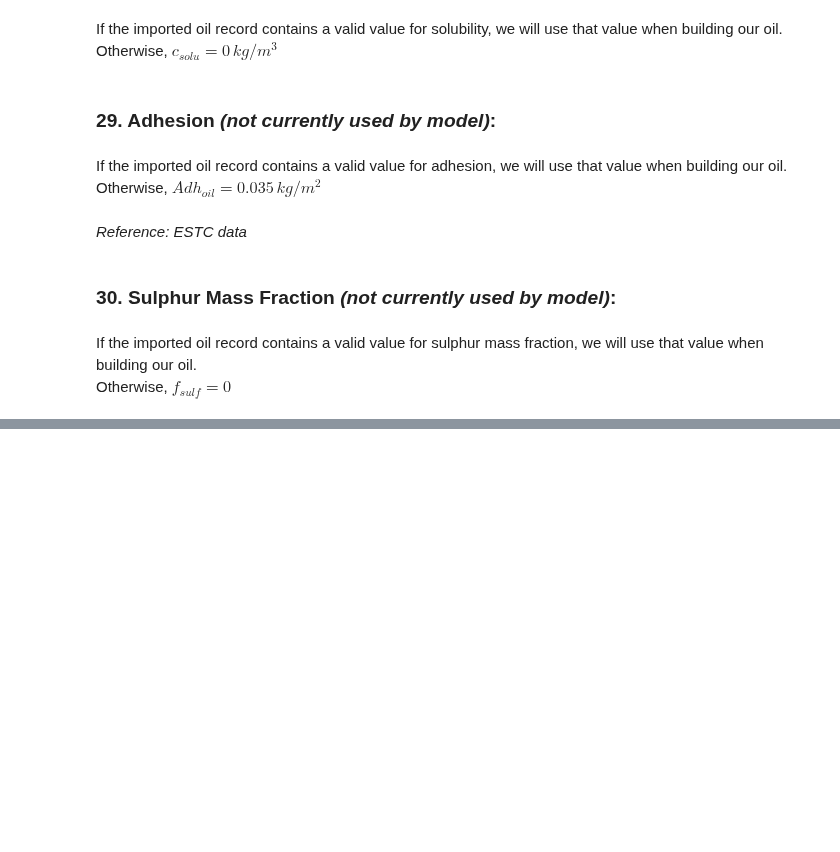
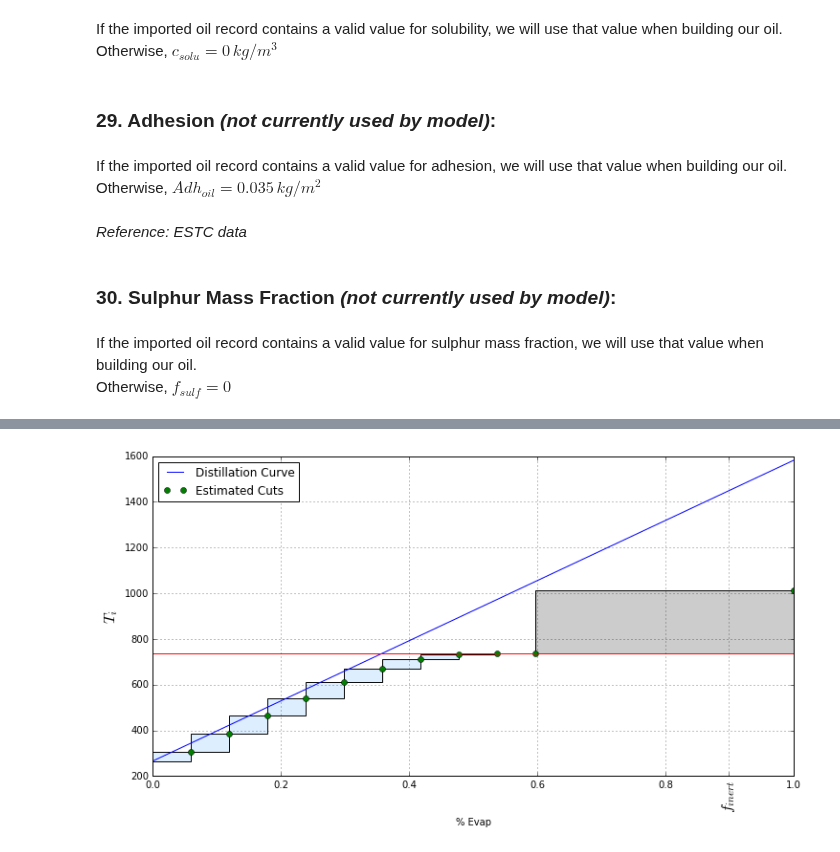
Before and after one commit to NOAA-ORR-ERD/OilLibrary, a Jupyter notebook: documentation/notebooks/Oil_Properties_Estimation.ipynb, the cells around one changed output, grey strips where cells are left out. Drawn from its saved outputs; the diff is of its cells as text; code cells hidden in the pictures; blank space fills up the shorter version.

```diff
--- a/documentation/notebooks/Oil_Properties_Estimation.ipynb
+++ b/documentation/notebooks/Oil_Properties_Estimation.ipynb
@@ -1888,0 +2033,79 @@ Otherwise, $f_{sulf} = 0$
+# %%
+plt.figure(1, figsize=(12,6))
+ax = plt.subplot(111)
+
+obj = boscan
+
+plt.xlabel('% Evap')
+plt.ylabel(r'$T_i$', fontsize=16)
+plt.grid()
+
+# plot our distillation curve
+boiling_points = [c.vapor_temp_k for c in oil_culled_cuts(obj)]
+cum_fractions = [c.fraction for c in oil_culled_cuts(obj)]
+print boiling_points, cum_fractions
+
+if len(boiling_points) == 0:
+    if obj.api is not None:
+        oil_api = obj.api
+    else:
+        oil_rho = oil_density_at_temp(obj, 288.15)
+        oil_api = estimate_api_from_density(oil_rho)
+
+    f_res, f_asph = oil_inert_fractions(obj)
+    boiling_points = estimate_cut_temps_from_api(oil_api)
+    cum_fractions = np.cumsum(estimate_n_fmasses(f_res, f_asph))
+
+popt, pcov = curve_fit(linear_curve, boiling_points, cum_fractions)
+
+new_fracs = np.linspace(0.0001, 0.9999, 100)
+new_temps = np.clip(inverse_linear_old(new_fracs, *popt), 0.0, 5000.0)
+plt.plot(new_fracs, new_temps, '-b', label="Distillation Curve")
+
+
+# now plot the N fractions we intend to use
+new_temps, new_fracs = oil_normalized_cut_values(obj)
+print new_temps
+plt.plot(new_fracs, new_temps, 'go', label="Estimated Cuts")
+
+# plot our inert fraction
+plt.plot(1.0, 1015.0, 'go')
+
+# now we would like to graph the quantized "areas"
+# that our fractional masses represent
+def make_shaded_region(f_low, f_high,
+                       t_low, t_high,
+                      facecolor='0.8'):
+    ix = (f_low, f_high)
+    iy = (t_low, t_high)
+    verts = [(x, y) for x in ix for y in iy]
+    verts[2:] = reversed(verts[2:])
+    poly = Polygon(verts, facecolor=facecolor, edgecolor='k')
+    ax.add_patch(poly)
+
+for r in zip([0.0] + new_fracs.tolist(),
+             new_fracs,
+             [inverse_linear(0.0, *popt)] + new_temps.tolist(),
+             new_temps):
+    make_shaded_region(*r, facecolor='#ddeeff')
+
+# make the shaded region for our inert fraction
+make_shaded_region(new_fracs[-1], 1.0,
+                   new_temps[-1], 1015.0)
+
+# ticks for the shaded region
+extraticks = [low,]
+extralabels = [r'${f_{inert}}$',]
+plt.xticks(list(plt.xticks()[0]) + extraticks,
+           list(plt.xticks()[0]) + extralabels)
+
+for tick in ax.xaxis.get_major_ticks():
+    if tick.label.get_text().find('inert') >= 0:
+        tick.label.set_fontsize(16)
+        tick.label.set_rotation('vertical')
+
+plt.axhline(739, color='r')
+plt.legend(loc='upper left')
+
+plt.show()
+# %% [output]
@@ -1888,0 +2115 @@ Otherwise, $f_{sulf} = 0$
+[figure, added]
```
Also changed, not shown: parts of 19 cells of this notebook.
